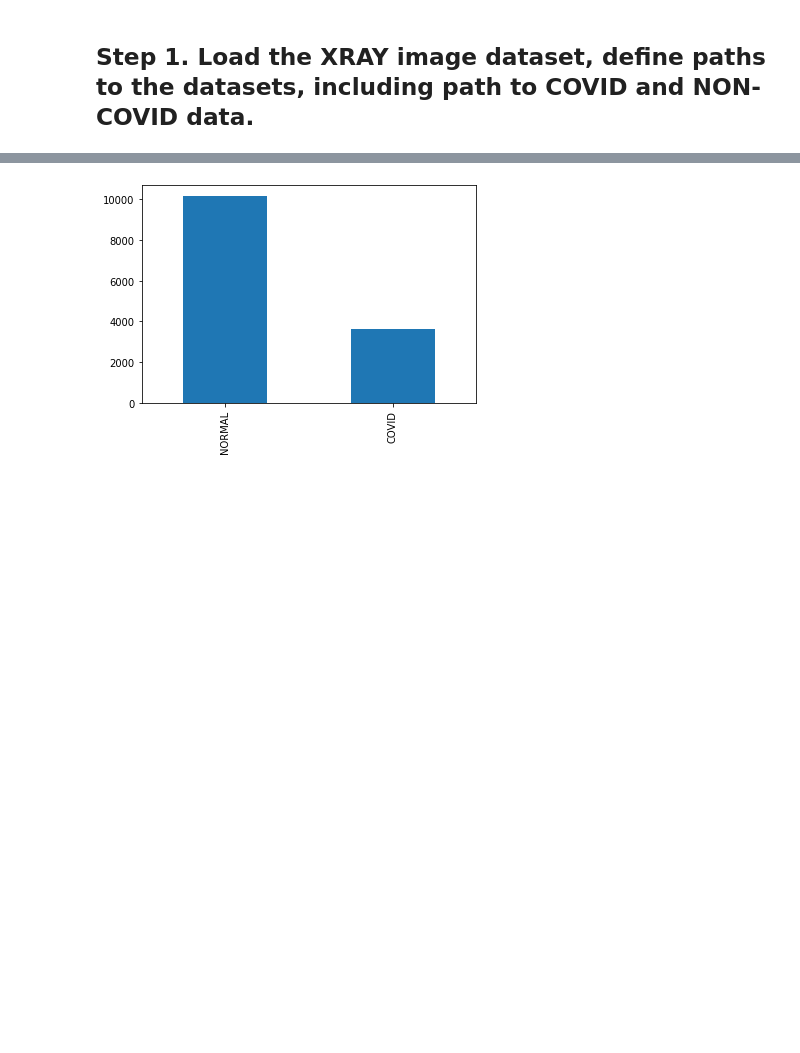
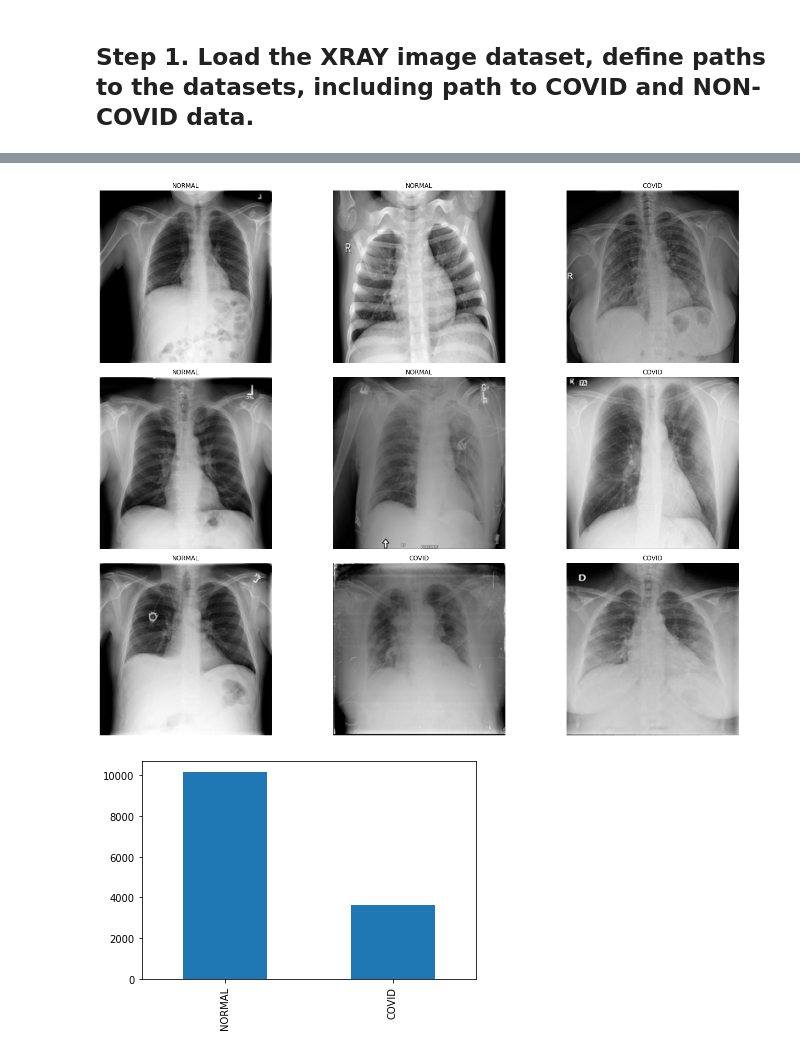
Before and after one commit to abhilb/DicomImageClassification, a Jupyter notebook: Build_a_VGG16_Model_Milestone_1.ipynb, the cells around one changed output, grey strips where cells are left out. Cells and saved outputs as stored; diff of their text form; code cells hidden in the pictures; blank space fills up the shorter version.

```diff
--- a/Build_a_VGG16_Model_Milestone_1.ipynb
+++ b/Build_a_VGG16_Model_Milestone_1.ipynb
@@ -47,3 +50,21 @@ COVID_IMAGES_PATH = Path('COVID-19_Radiography_Dataset/COVID/')
+# %%
+normal_samples = df[df.label == 'NORMAL'].sample(5)
+covid_samples = df[df.label == 'COVID'].sample(5)
+fig, axs = plt.subplots(3, 3)
+fig.set_size_inches(20, 15)
+img_iter = chain(normal_samples.iterrows(), covid_samples.iterrows())
+
+for r in range(3):
+  for c in range(3):
+    _, fname_col = next(img_iter)
+    axs[c, r].imshow(imread(fname_col.path), cmap='gray')
+    axs[c, r].set_title(fname_col.label)
+    axs[c, r].axis('off')
+
+plt.tight_layout()
+plt.show()
+# %% [output]
+[figure, added]
 # %%
 dataset = defaultdict(list)
 for img_name in chain(NORMAL_IMAGES_PATH.rglob('*.png'), COVID_IMAGES_PATH.rglob('*.png')):
```
Also changed, not shown: parts of 2 cells of this notebook.
